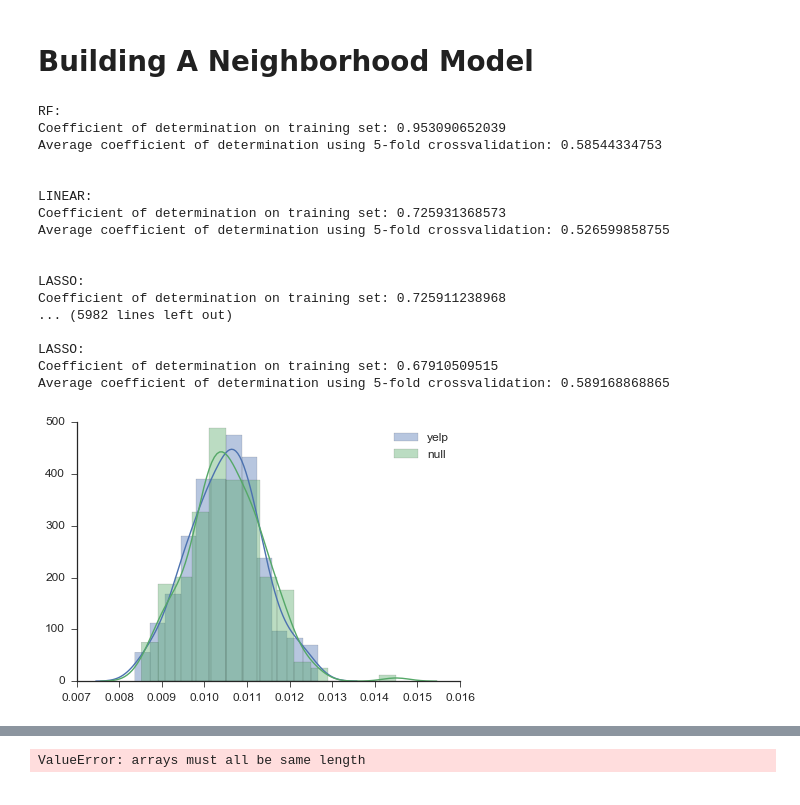
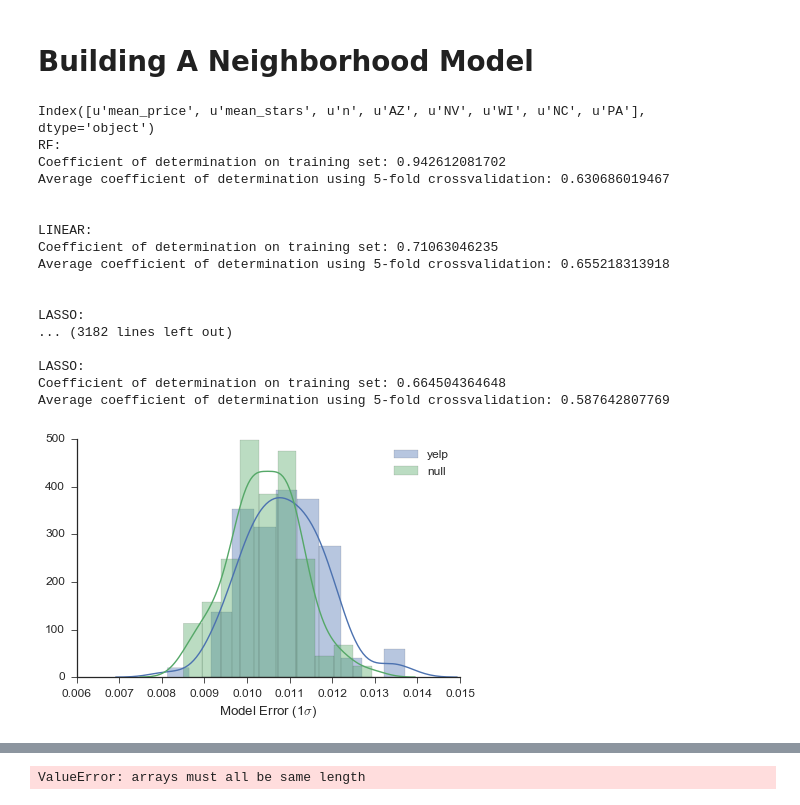
Before and after one commit to franklinmarsh/jac_project, a Jupyter notebook: yelp_zillow.ipynb, the cells around one changed output, grey strips where cells are left out. Drawn from its saved outputs; the diff is of its cells as text; code cells hidden in the pictures.

Commit message:
review model validation code

```diff
--- a/yelp_zillow.ipynb
+++ b/yelp_zillow.ipynb
@@ -984,7 +984,7 @@ sns.despine()
 #dummify metro area variable
 d['N'] = pd.merge(d['N'], pd.get_dummies(d['N']['state']), left_index = True, right_index = True)
 # %%
-d['nm'] = pd.merge(d['N'][['mean_price', 'mean_stars', 'n', 'AZ', 'NV', 'WI', 'NC', 'PA','z_hood']], zri_wls[['zri_slope','z_hood']], on = 'z_hood')
+d['nm'] = pd.merge(d['N'][['mean_price', 'mean_stars', 'n', 'AZ', 'NV', 'WI', 'NC', 'PA','z_hood']], zri_wls[['zri_slope','z_hood']], on = 'z_hood').dropna()
 # %%
 #smaller feature list
 c_features = d['nm'][['mean_price', 'mean_stars', 'n', 'AZ', 'NV', 'WI', 'NC', 'PA']]
@@ -999,49 +999,51 @@ models = {'LASSO': linear_model.Lasso(alpha = 10E-6),\
 
 std_errors = defaultdict(list)
 
-for sim in range(200):
+for sim in range(100):
     X_train, X_test, y_train, y_test = train_test_split(c_features, c_response, test_size = 0.50)
-
+    print(X_train.columns)
     for model in models: #for every model in our model dictionary
         print(model + ':')
         train_and_evaluate(models[model], X_train, np.ravel(y_train), verbose = True) #train the model on the data
         print('\n')
 
-    std_errors['yelp'].append(np.std(np.array(models['LINEAR'].predict(X_test)) - y_test['zri_slope']))
+    std_errors['yelp'].append(np.std(np.array(models['RF'].predict(X_test)) - y_test['zri_slope']))
 
+for sim in range(100):
     X_train, X_test, y_train, y_test = train_test_split(c_null, c_response, test_size = 0.50)
-
+    print(X_train.columns)
     for model in models: #for every model in our model dictionary
         print(model + ':')
         train_and_evaluate(models[model], X_train, np.ravel(y_train), verbose = True) #train the model on the data
         print('\n')
 
-    std_errors['null'].append(np.std(np.array(models['LINEAR'].predict(X_test)) - y_test['zri_slope']))
+    std_errors['null'].append(np.std(np.array(models['RF'].predict(X_test)) - y_test['zri_slope']))
 # %% [output]
+Index([u'mean_price', u'mean_stars', u'n', u'AZ', u'NV', u'WI', u'NC', u'PA'], dtype='object')
 RF:
-Coefficient of determination on training set: 0.953090652039
-Average coefficient of determination using 5-fold crossvalidation: 0.58544334753
+Coefficient of determination on training set: 0.942612081702
+Average coefficient of determination using 5-fold crossvalidation: 0.630686019467
 
 
 LINEAR:
-Coefficient of determination on training set: 0.725931368573
-Average coefficient of determination using 5-fold crossvalidation: 0.526599858755
+Coefficient of determination on training set: 0.71063046235
+Average coefficient of determination using 5-fold crossvalidation: 0.655218313918
 
 
 LASSO:
-Coefficient of determination on training set: 0.725911238968
-... (5982 lines left out)
+... (3182 lines left out)
 
 LASSO:
-Coefficient of determination on training set: 0.67910509515
-Average coefficient of determination using 5-fold crossvalidation: 0.589168868865
+Coefficient of determination on training set: 0.664504364648
+Average coefficient of determination using 5-fold crossvalidation: 0.587642807769
 # %%
 sns.distplot(std_errors['yelp'], label = 'yelp') #with the yelp features
 sns.distplot(std_errors['null'], label = 'null') #just the dummies
+plt.xlabel('Model Error (1$\sigma$)')
 plt.legend()
 sns.despine()
 # %% [output]
-[figure, old version]
+[figure, new version]
 # %%
 for model in models:
     plt.figure()
```
Also changed, not shown: parts of 7 cells of this notebook.
